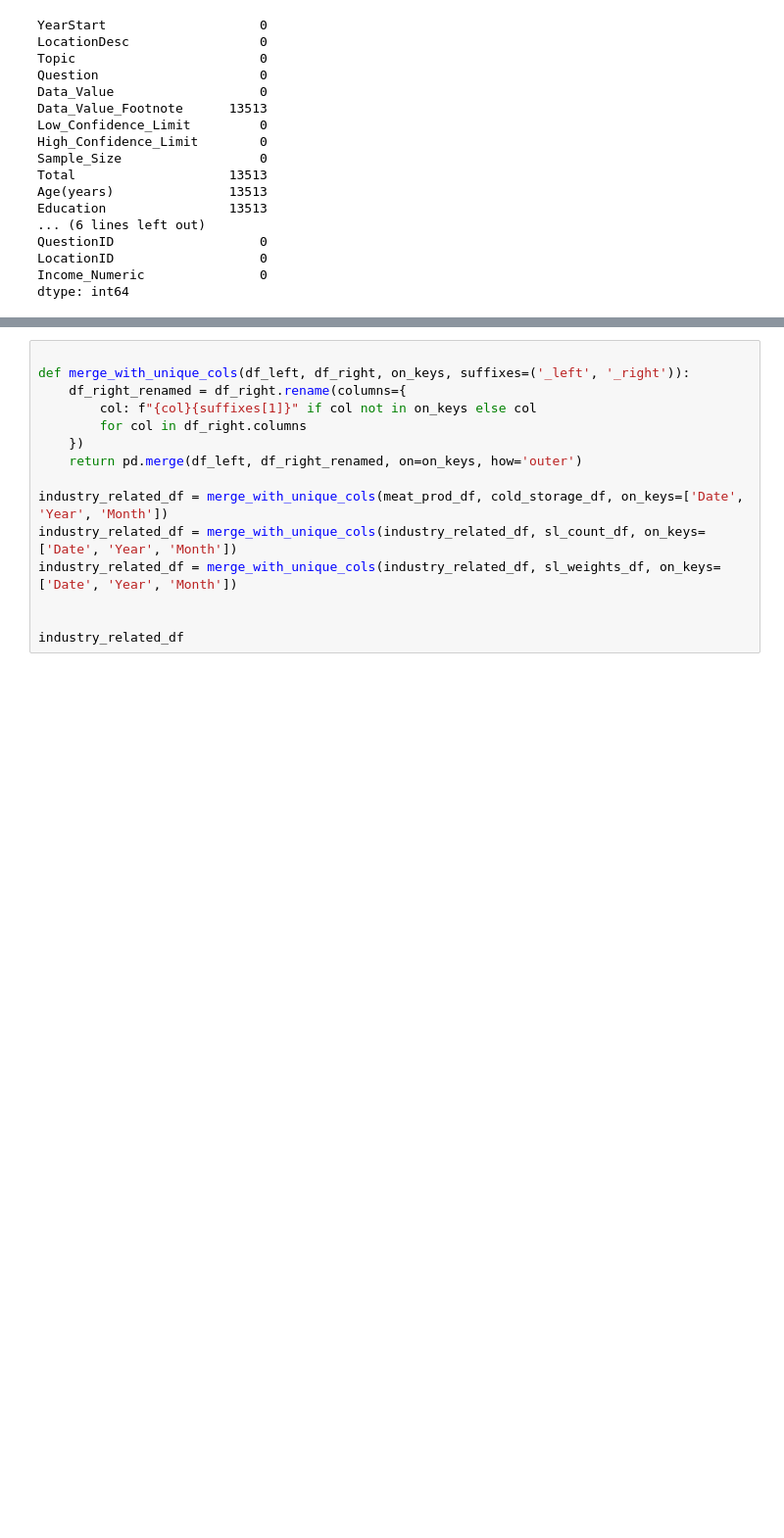
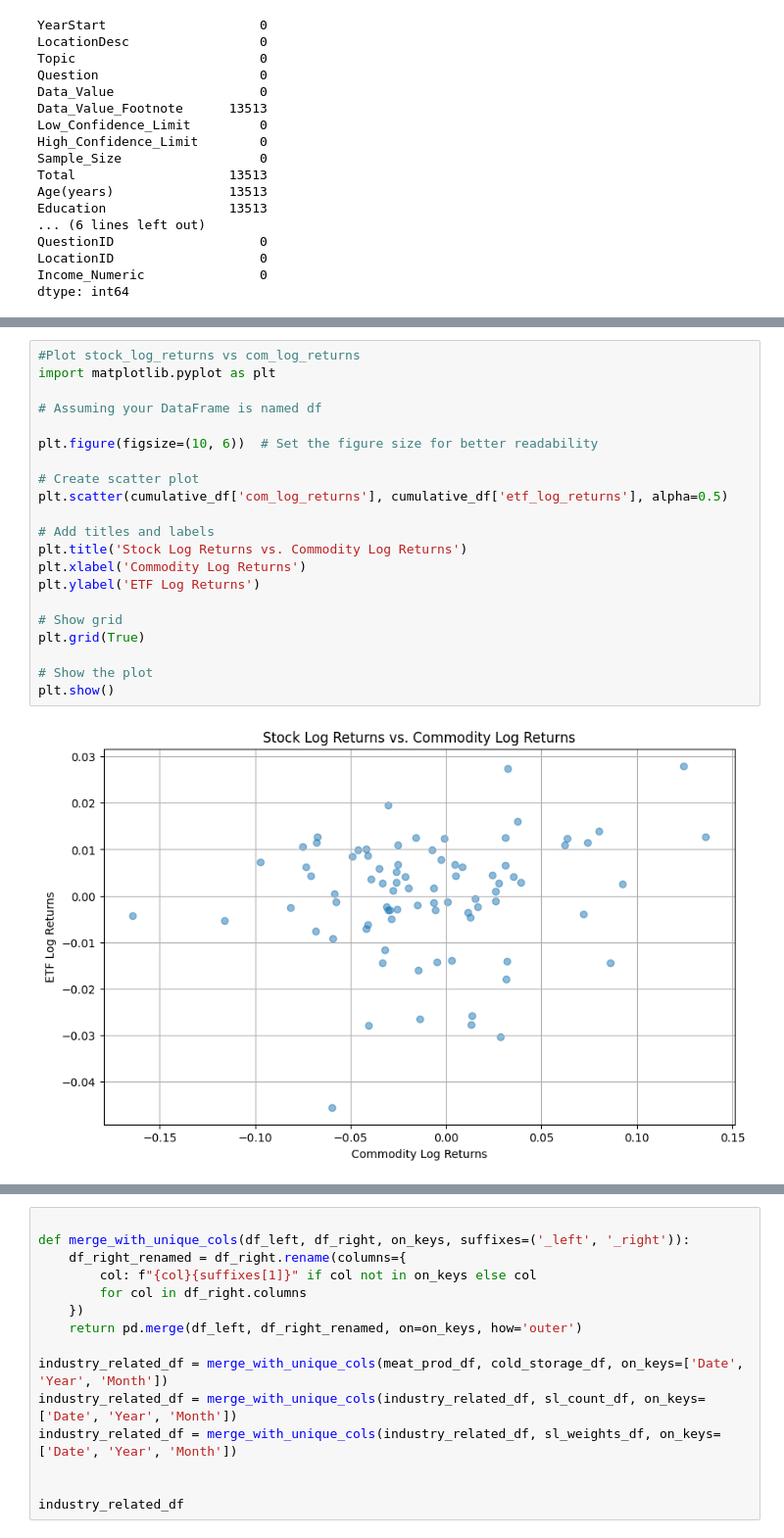
Before and after one commit to YuvBindal/Citadel-APAC-DATATHON-24, a Jupyter notebook: apac-datathon.ipynb, the cells around one changed output, grey strips where cells are left out. Shown at 98% size. Saved outputs shown, nothing was run; the diff lists cells and outputs as text; blank space fills up the shorter version.

```diff
--- a/apac-datathon.ipynb
+++ b/apac-datathon.ipynb
@@ -344,0 +755,23 @@ stock_etf.head()
+# %%
+#Plot stock_log_returns vs com_log_returns
+import matplotlib.pyplot as plt
+
+# Assuming your DataFrame is named df
+
+plt.figure(figsize=(10, 6))  # Set the figure size for better readability
+
+# Create scatter plot
+plt.scatter(cumulative_df['com_log_returns'], cumulative_df['etf_log_returns'], alpha=0.5)
+
+# Add titles and labels
+plt.title('Stock Log Returns vs. Commodity Log Returns')
+plt.xlabel('Commodity Log Returns')
+plt.ylabel('ETF Log Returns')
+
+# Show grid
+plt.grid(True)
+
+# Show the plot
+plt.show()
+# %% [output]
+[figure, added]
```
Also changed, not shown: parts of 49 cells of this notebook.
